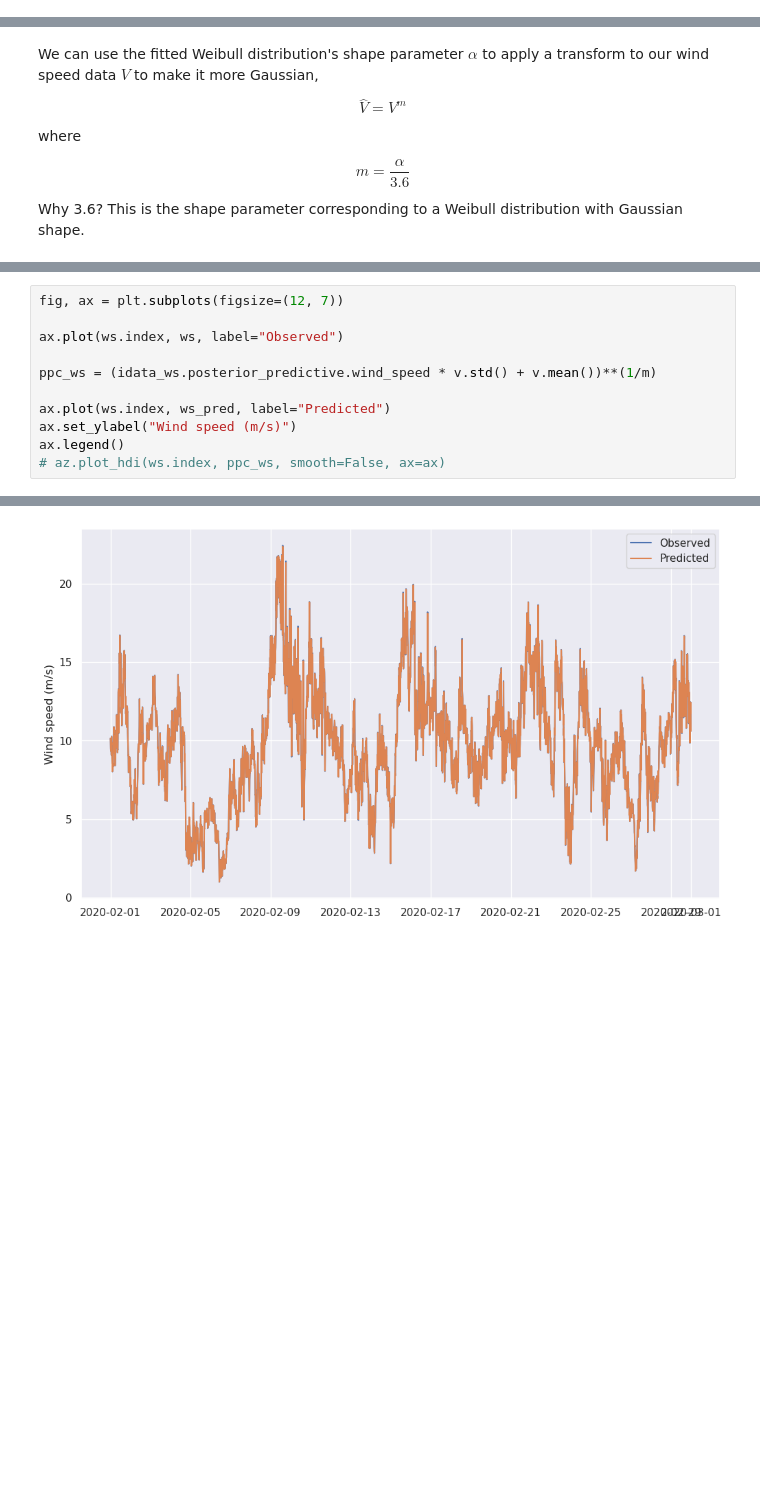
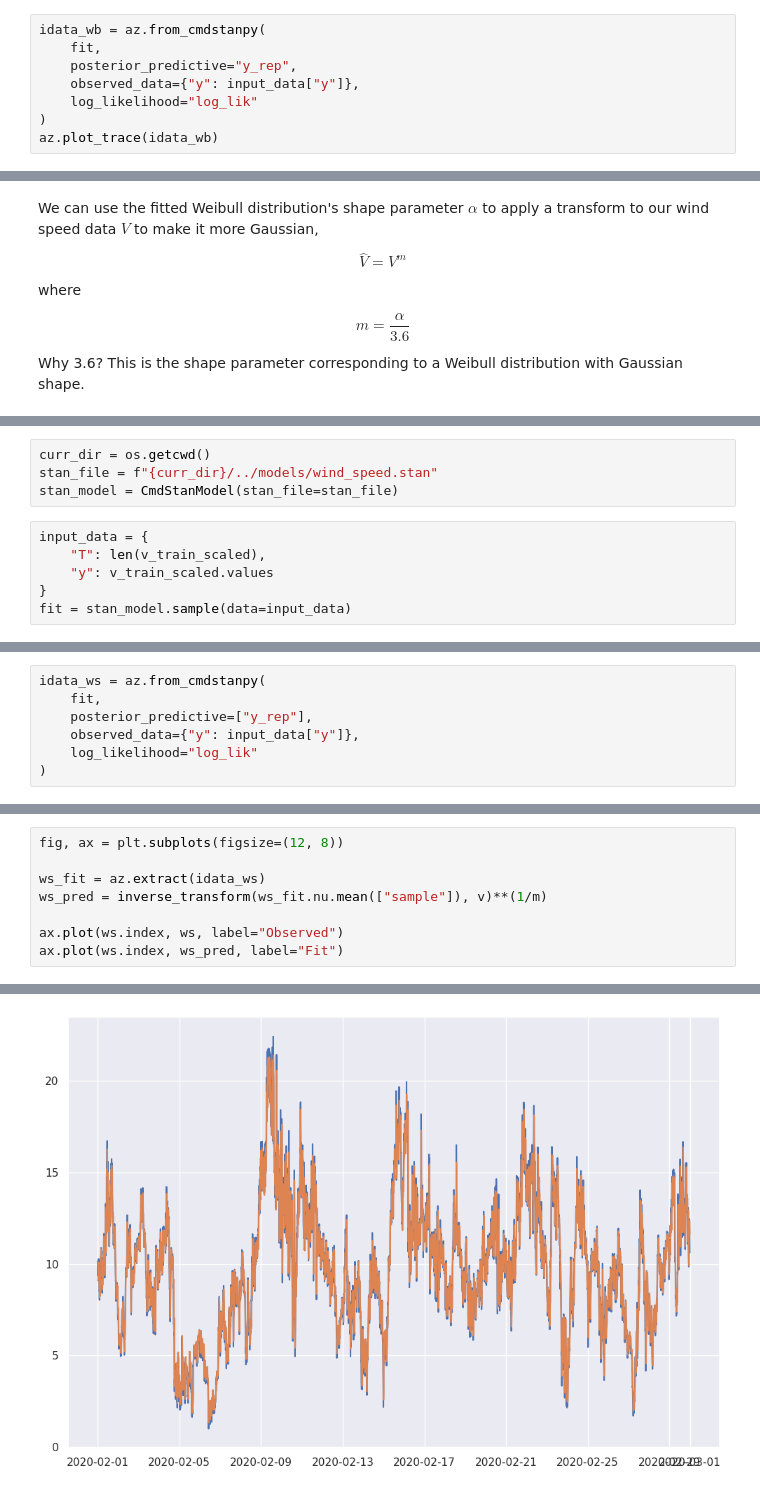
Before and after one commit to camirmas/REStats, a Jupyter notebook: REStats/notebooks/forecast.ipynb, the cells around one changed output, grey strips where cells are left out. Saved outputs shown, nothing was run; the diff lists cells and outputs as text; blank space fills up the shorter version.

Commit message:
Add Stan ARMA(1, 1) model

```diff
--- a/REStats/notebooks/forecast.ipynb
+++ b/REStats/notebooks/forecast.ipynb
@@ -165,0 +170,8 @@ p = az.plot_ppc(idata_wb)
+# %%
+idata_wb = az.from_cmdstanpy(
+    fit,
+    posterior_predictive="y_rep",
+    observed_data={"y": input_data["y"]},
+    log_likelihood="log_lik"
+)
+az.plot_trace(idata_wb)
@@ -260,0 +247,10 @@ The model needs some additional tuning, as the HMC chains show some disagreement
+# %%
+curr_dir = os.getcwd()
+stan_file = f"{curr_dir}/../models/wind_speed.stan"
+stan_model = CmdStanModel(stan_file=stan_file)
+# %%
+input_data = {
+    "T": len(v_train_scaled),
+    "y": v_train_scaled.values
+}
+fit = stan_model.sample(data=input_data)
@@ -260,0 +277,7 @@ The model needs some additional tuning, as the HMC chains show some disagreement
+# %%
+idata_ws = az.from_cmdstanpy(
+    fit,
+    posterior_predictive=["y_rep"],
+    observed_data={"y": input_data["y"]},
+    log_likelihood="log_lik"
+)
@@ -286,12 +308,9 @@ RMSE: 0.014360624296378036
 # %%
-fig, ax = plt.subplots(figsize=(12, 7))
+fig, ax = plt.subplots(figsize=(12, 8))
+
+ws_fit = az.extract(idata_ws)
+ws_pred = inverse_transform(ws_fit.nu.mean(["sample"]), v)**(1/m)
 
 ax.plot(ws.index, ws, label="Observed")
-
-ppc_ws = (idata_ws.posterior_predictive.wind_speed * v.std() + v.mean())**(1/m)
-
-ax.plot(ws.index, ws_pred, label="Predicted")
-ax.set_ylabel("Wind speed (m/s)")
-ax.legend()
-# az.plot_hdi(ws.index, ppc_ws, smooth=False, ax=ax)
+ax.plot(ws.index, ws_pred, label="Fit")
 # %% [output]
@@ -299 +318 @@ ax.legend()
-[figure, old version]
+[figure, new version]
```
Also changed, not shown: parts of 32 cells of this notebook, 2 other files.
